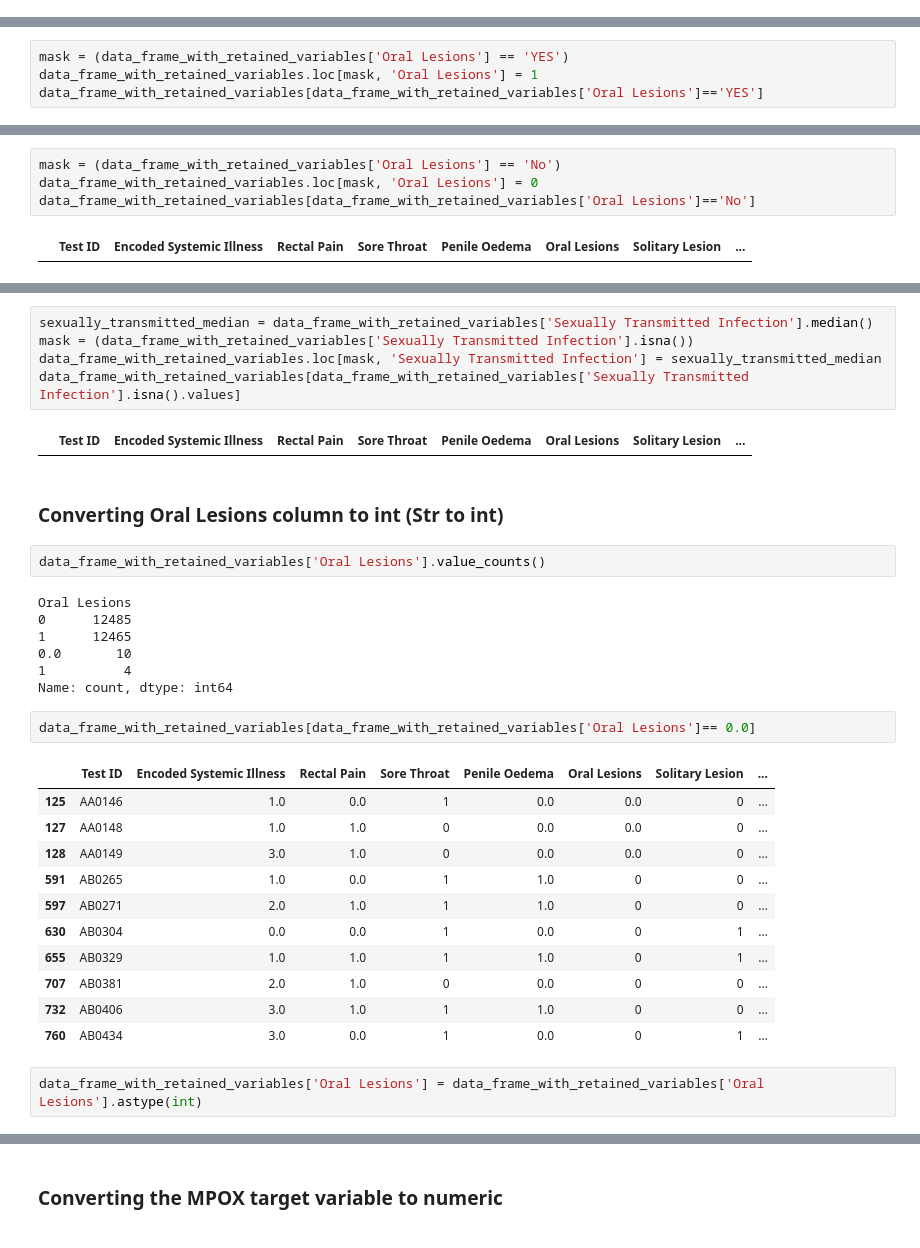
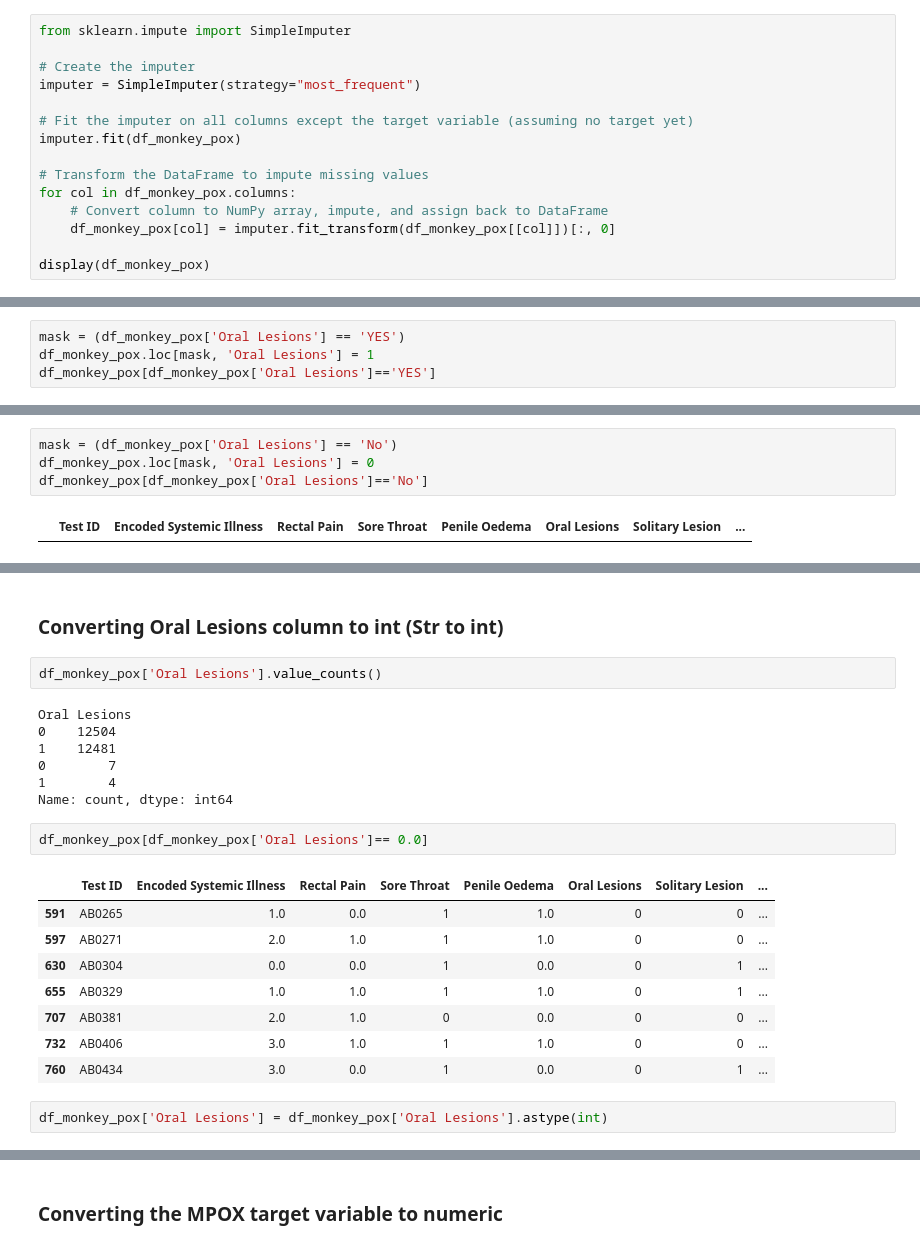
Before and after one commit to thegayankalinga/CW1, a Jupyter notebook: cw1.ipynb, the cells around one changed output, grey strips where cells are left out. Cells and saved outputs as stored; diff of their text form.

```diff
--- a/cw1.ipynb
+++ b/cw1.ipynb
@@ -241,0 +207,15 @@ data_frame_with_retained_variables[data_frame_with_retained_variables['Penile Oe
+# %%
+from sklearn.impute import SimpleImputer
+
+# Create the imputer
+imputer = SimpleImputer(strategy="most_frequent")
+
+# Fit the imputer on all columns except the target variable (assuming no target yet)
+imputer.fit(df_monkey_pox)
+
+# Transform the DataFrame to impute missing values
+for col in df_monkey_pox.columns:
+    # Convert column to NumPy array, impute, and assign back to DataFrame
+    df_monkey_pox[col] = imputer.fit_transform(df_monkey_pox[[col]])[:, 0]
+
+display(df_monkey_pox)
@@ -261,14 +276,14 @@ data_frame_with_retained_variables[data_frame_with_retained_variables['Oral Lesi
 | 732 | AB0406 | 3.0 | 1.0 | 1 | 1.0 | No | 0 | ... |
 | 760 | AB0434 | 3.0 | 0.0 | 1 | 0.0 | No | 1 | ... |
 # %%
-mask = (data_frame_with_retained_variables['Oral Lesions'] == 'YES')
-data_frame_with_retained_variables.loc[mask, 'Oral Lesions'] = 1
-data_frame_with_retained_variables[data_frame_with_retained_variables['Oral Lesions']=='YES']
+mask = (df_monkey_pox['Oral Lesions'] == 'YES')
+df_monkey_pox.loc[mask, 'Oral Lesions'] = 1
+df_monkey_pox[df_monkey_pox['Oral Lesions']=='YES']
 # %% [output]
 |  | Test ID | Encoded Systemic Illness | Rectal Pain | Sore Throat | Penile Oedema | Oral Lesions | Solitary Lesion | ... |
 # %%
-mask = (data_frame_with_retained_variables['Oral Lesions'] == 'No')
-data_frame_with_retained_variables.loc[mask, 'Oral Lesions'] = 0
-data_frame_with_retained_variables[data_frame_with_retained_variables['Oral Lesions']=='No']
+mask = (df_monkey_pox['Oral Lesions'] == 'No')
+df_monkey_pox.loc[mask, 'Oral Lesions'] = 0
+df_monkey_pox[df_monkey_pox['Oral Lesions']=='No']
 # %% [output]
 |  | Test ID | Encoded Systemic Illness | Rectal Pain | Sore Throat | Penile Oedema | Oral Lesions | Solitary Lesion | ... |
@@ -348,28 +290,18 @@ data_frame_with_retained_variables[data_frame_with_retained_variables['Sexually
-# %%
-sexually_transmitted_median = data_frame_with_retained_variables['Sexually Transmitted Infection'].median()
-mask = (data_frame_with_retained_variables['Sexually Transmitted Infection'].isna())
-data_frame_with_retained_variables.loc[mask, 'Sexually Transmitted Infection'] = sexually_transmitted_median
-data_frame_with_retained_variables[data_frame_with_retained_variables['Sexually Transmitted Infection'].isna().values]
-# %% [output]
-|  | Test ID | Encoded Systemic Illness | Rectal Pain | Sore Throat | Penile Oedema | Oral Lesions | Solitary Lesion | ... |
 # %% [markdown]
 ### Converting Oral Lesions column to int (Str to int)
 # %%
-data_frame_with_retained_variables['Oral Lesions'].value_counts()
+df_monkey_pox['Oral Lesions'].value_counts()
 # %% [output]
 Oral Lesions
-0      12485
-1      12465
-0.0       10
-1          4
+0    12504
+1    12481
+0        7
+1        4
 Name: count, dtype: int64
 # %%
-data_frame_with_retained_variables[data_frame_with_retained_variables['Oral Lesions']== 0.0]
+df_monkey_pox[df_monkey_pox['Oral Lesions']== 0.0]
 # %% [output]
 |  | Test ID | Encoded Systemic Illness | Rectal Pain | Sore Throat | Penile Oedema | Oral Lesions | Solitary Lesion | ... |
-| 125 | AA0146 | 1.0 | 0.0 | 1 | 0.0 | 0.0 | 0 | ... |
-| 127 | AA0148 | 1.0 | 1.0 | 0 | 0.0 | 0.0 | 0 | ... |
-| 128 | AA0149 | 3.0 | 1.0 | 0 | 0.0 | 0.0 | 0 | ... |
 | 591 | AB0265 | 1.0 | 0.0 | 1 | 1.0 | 0 | 0 | ... |
 | 597 | AB0271 | 2.0 | 1.0 | 1 | 1.0 | 0 | 0 | ... |
 | 630 | AB0304 | 0.0 | 0.0 | 1 | 0.0 | 0 | 1 | ... |
@@ -378,4 +310,4 @@ data_frame_with_retained_variables[data_frame_with_retained_variables['Oral Lesi
 | 732 | AB0406 | 3.0 | 1.0 | 1 | 1.0 | 0 | 0 | ... |
 | 760 | AB0434 | 3.0 | 0.0 | 1 | 0.0 | 0 | 1 | ... |
 # %%
-data_frame_with_retained_variables['Oral Lesions'] = data_frame_with_retained_variables['Oral Lesions'].astype(int)
+df_monkey_pox['Oral Lesions'] = df_monkey_pox['Oral Lesions'].astype(int)
```
Also changed, not shown: parts of 111 cells of this notebook, 1 other file.
